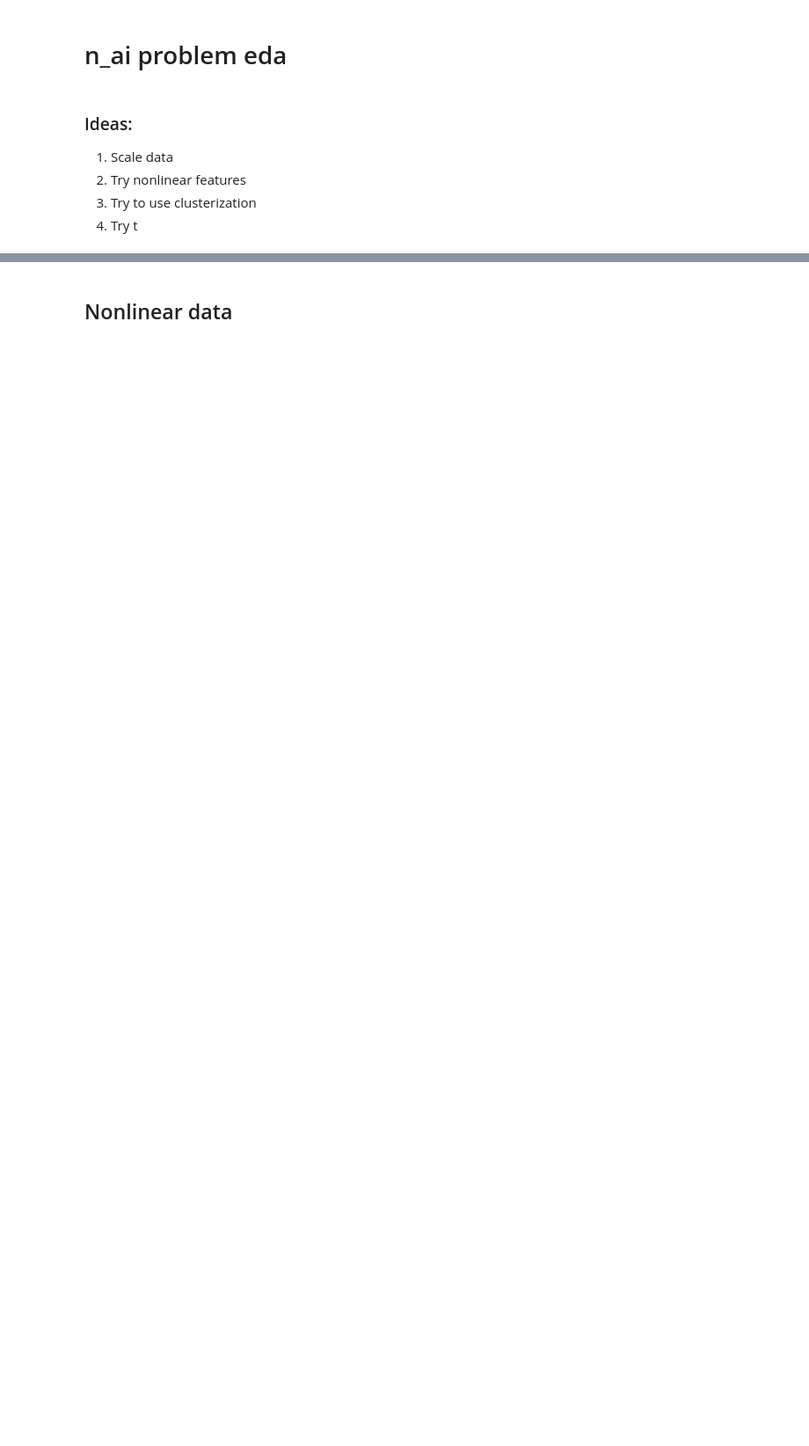
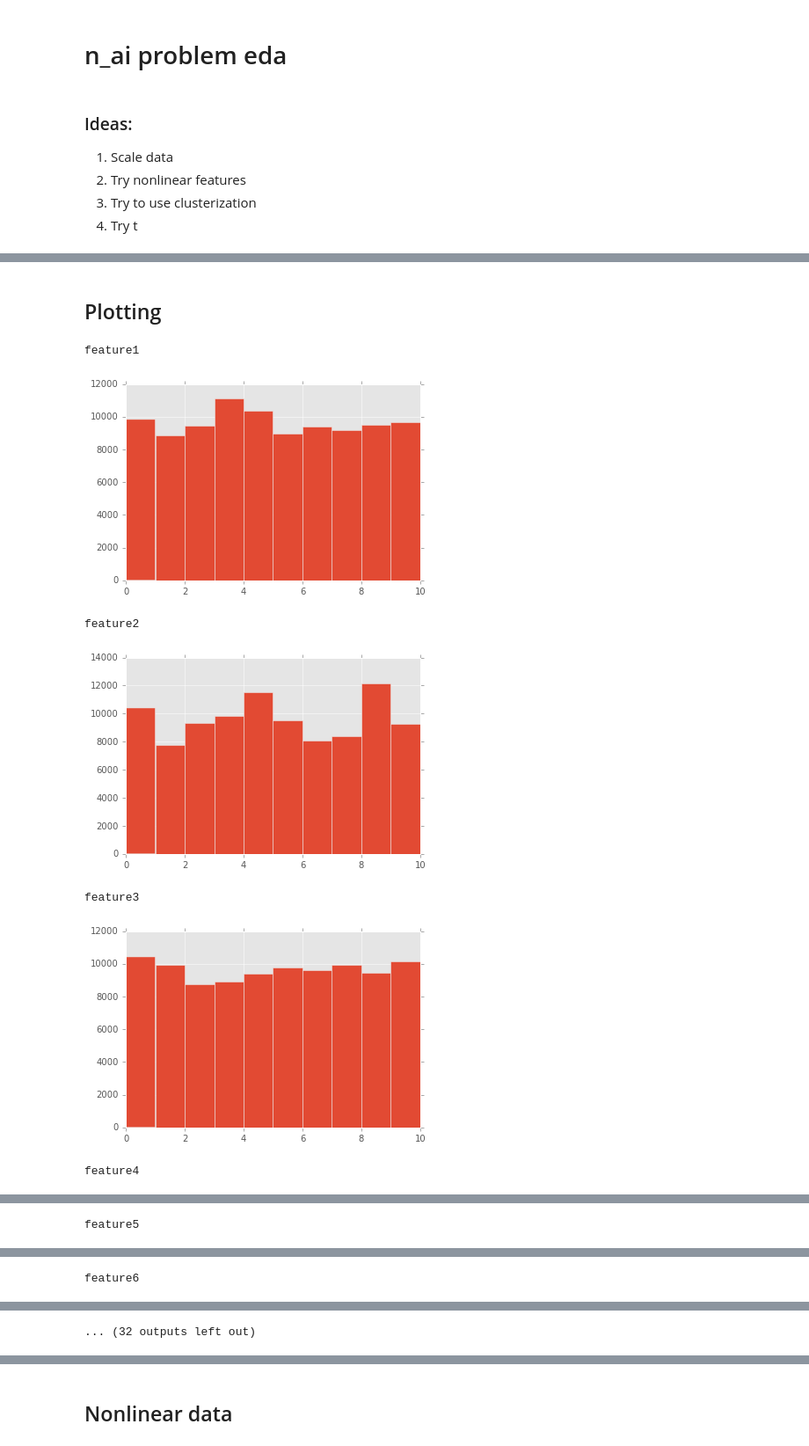
Before and after one commit to re9ulus/data_science_snippets, a Jupyter notebook: eda/n_ai.ipynb, the cells around one changed output, grey strips where cells are left out. Shown at 88% size. Saved outputs shown, nothing was run; the diff lists cells and outputs as text; code cells hidden in the pictures; blank space fills up the shorter version.

```diff
--- a/eda/n_ai.ipynb
+++ b/eda/n_ai.ipynb
@@ -65,3 +74,23 @@ def get_ans(clf, X, y, test_data, transform=False):
     ans = pd.DataFrame(test_data['t_id'])
     ans['probability'] = pred
     return ans
+# %% [markdown]
+## Plotting
+# %%
+def prepare_hist(feature):
+    bins = ((feature * 100 / 10)).astype(int)
+    bins.hist()
+    plt.show()
+#     print bins
+
+for feature in data.columns:
+    print(feature)
+    prepare_hist(data[feature])
+# %% [output]
+feature1
+[figure, added]
+feature2
+[figure, added]
+feature3
+[figure, added]
+feature4
@@ -67,0 +98 @@ def get_ans(clf, X, y, test_data, transform=False):
+feature5
@@ -67,0 +100 @@ def get_ans(clf, X, y, test_data, transform=False):
+feature6
@@ -67,0 +102 @@ def get_ans(clf, X, y, test_data, transform=False):
+... (32 outputs left out)
```
Also changed, not shown: parts of 33 cells of this notebook.
